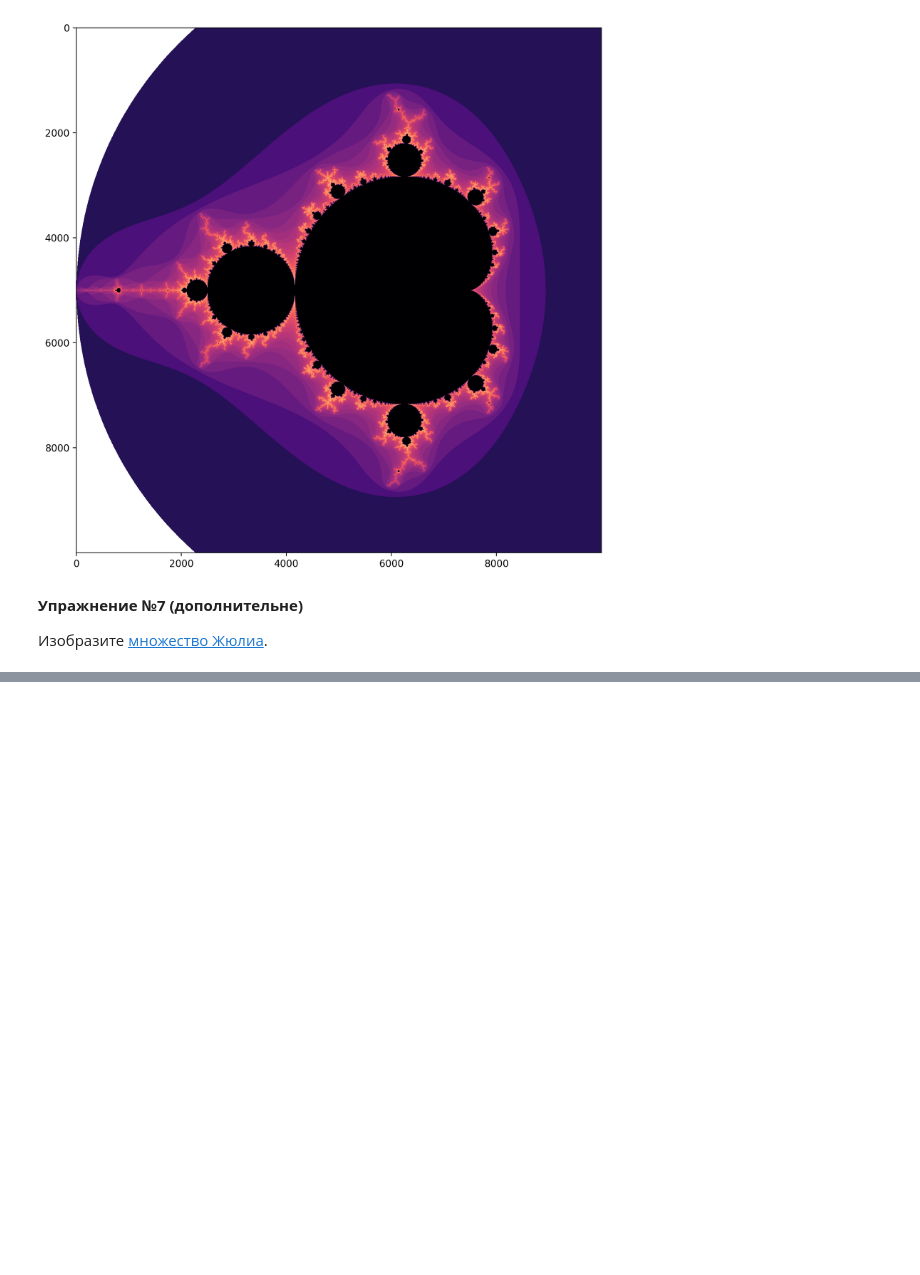
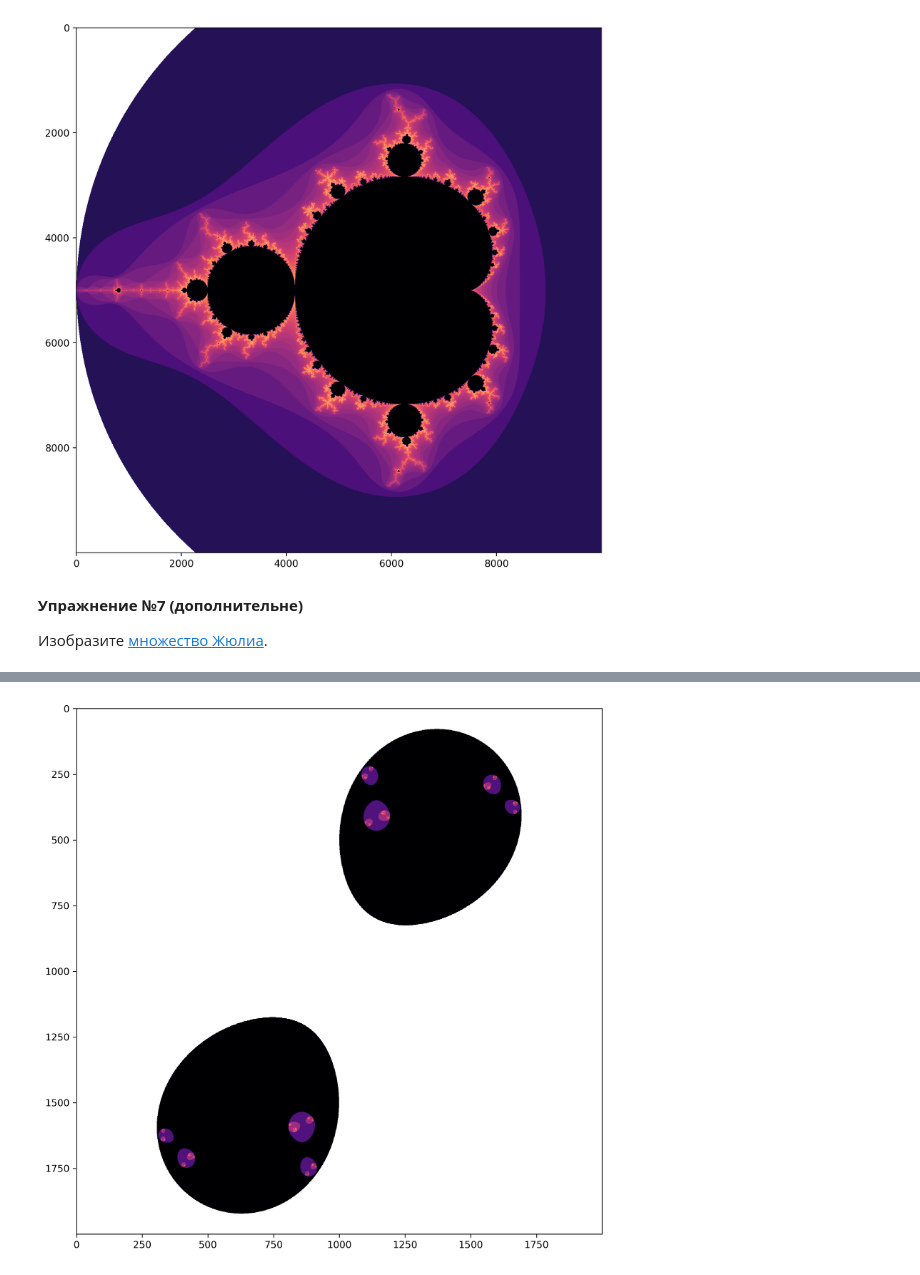
Before and after one commit to furs-aka-beast/mipt_inf, a Jupyter notebook: lab5.ipynb, the cells around one changed output, grey strips where cells are left out. Saved outputs shown, nothing was run; the diff lists cells and outputs as text; code cells hidden in the pictures; blank space fills up the shorter version.

```diff
--- a/lab5.ipynb
+++ b/lab5.ipynb
@@ -336,0 +365,4 @@ mandelbrot(-2,1,-1.5,1.5,10000,10000)
+# %%
+julia(-2,2,-2,2,2000,2000,1,2)
+# %% [output]
+[figure, added]
```
Also changed, not shown: parts of 5 cells of this notebook.
